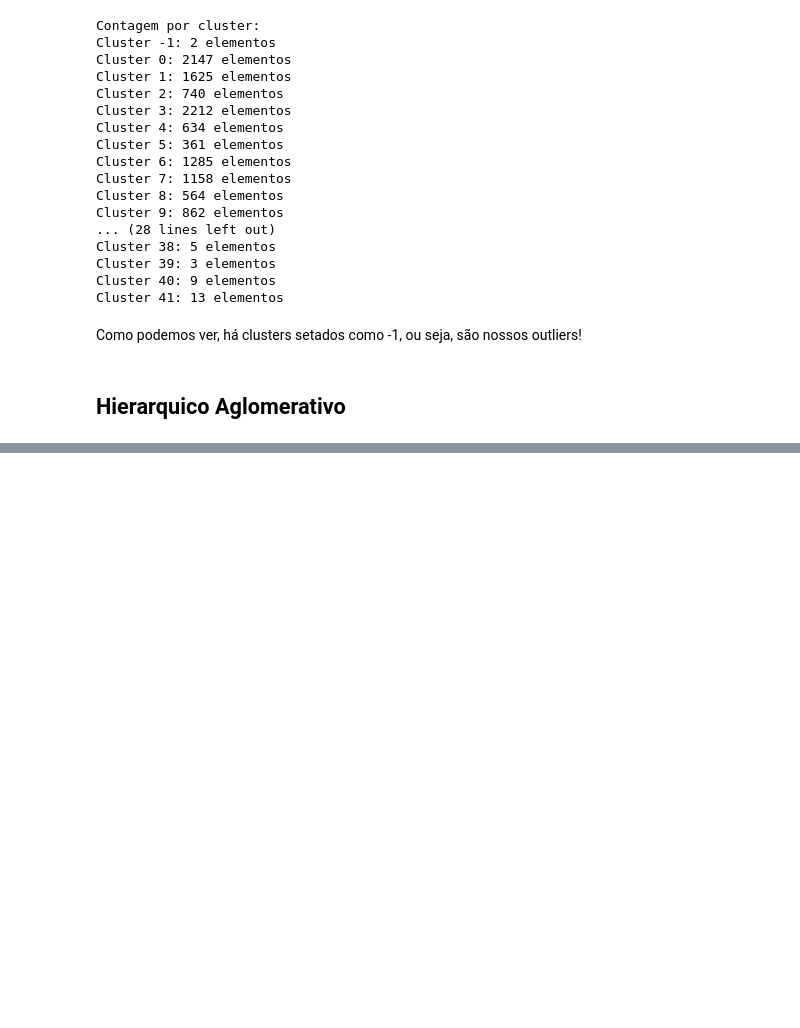
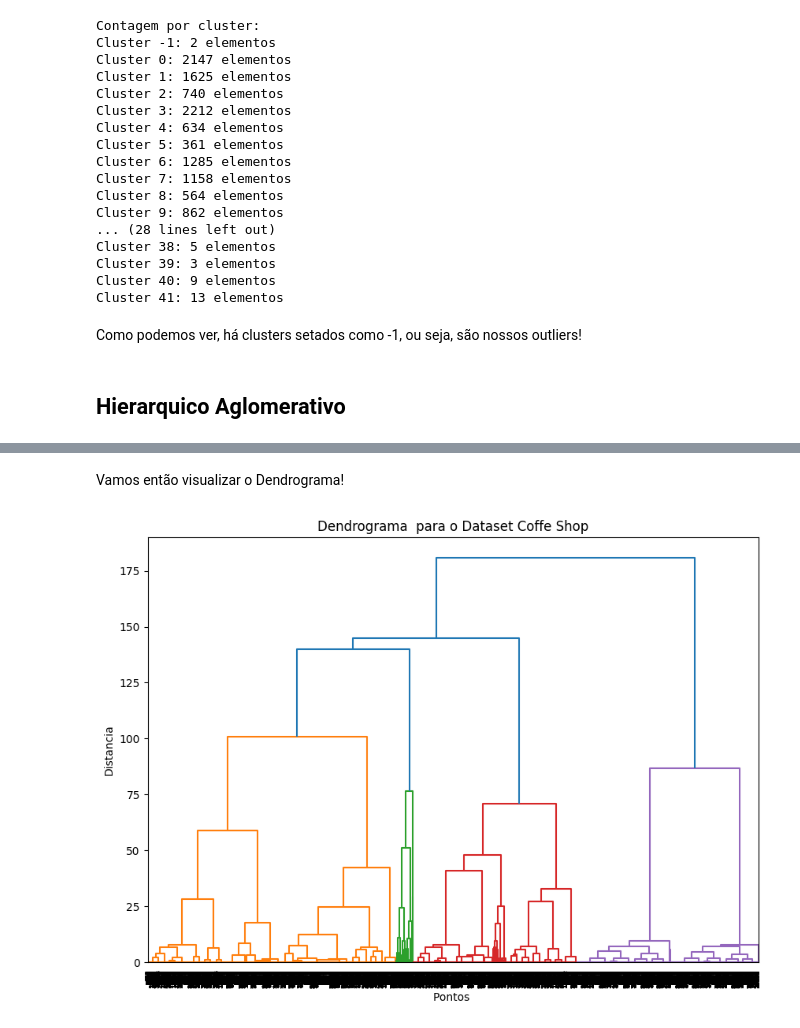
Before and after one commit to GodKelvin/pos-ia-dados-ufes, a Jupyter notebook: Clusterização e Redução de Dimensionalidade/projeto_disciplina.ipynb, the cells around one changed output, grey strips where cells are left out. Saved outputs shown, nothing was run; the diff lists cells and outputs as text; code cells hidden in the pictures; blank space fills up the shorter version.

```diff
--- a/Clusterização e Redução de Dimensionalidade/projeto_disciplina.ipynb
+++ b/Clusterização e Redução de Dimensionalidade/projeto_disciplina.ipynb
@@ -536,0 +619,17 @@ Como podemos ver, há clusters setados como -1, ou seja, são nossos outliers!
+# %% [markdown]
+Vamos então visualizar o Dendrograma!
+# %%
+linked = linkage(data_sample_agglo, 'ward')
+# %%
+plt.figure(figsize=(10, 7))
+dendrogram(linked,
+            orientation='top',
+            distance_sort='descending',
+            show_leaf_counts=True)
+plt.title("Dendrograma  para o Dataset Coffe Shop")
+plt.xlabel("Pontos ")
+plt.ylabel("Distancia")
+# plt.axhline(y=60, color='r', linestyle='--')
+plt.show()
+# %% [output]
+[figure, added]
```
Also changed, not shown: parts of 12 cells of this notebook.
